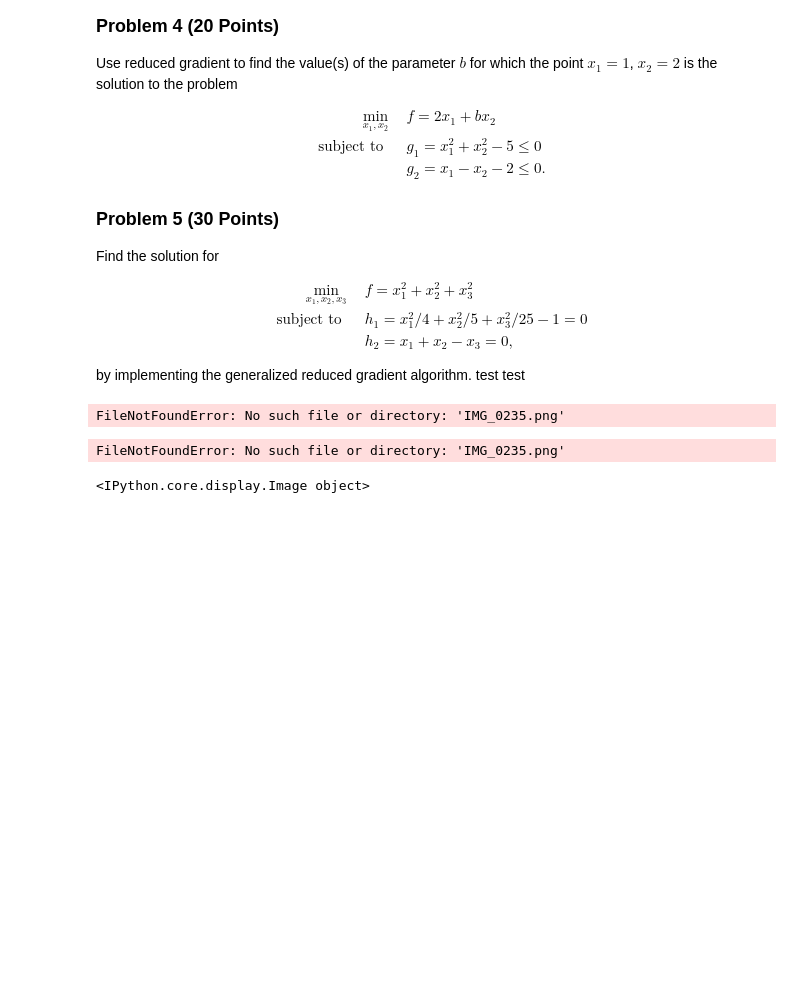
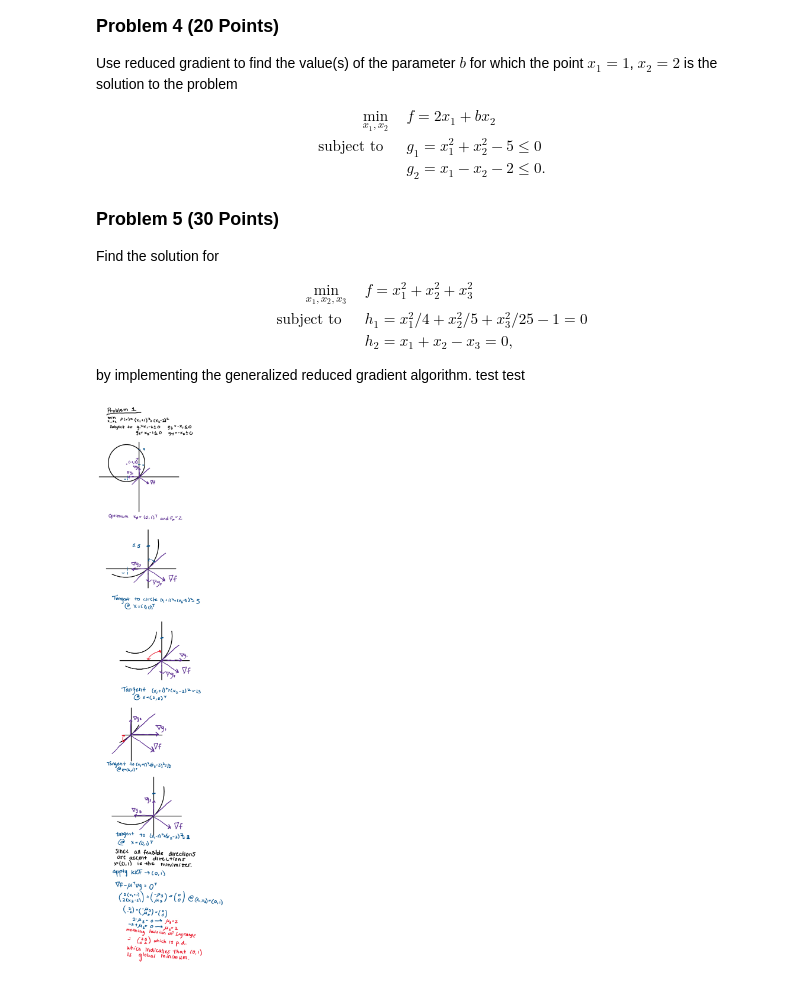
Before and after one commit to ralewi15/Design-Optimization, a Jupyter notebook: Homework/Homework 4.ipynb, the cells around one changed output. Cells and saved outputs as stored; diff of their text form; code cells hidden in the pictures; blank space fills up the shorter version.

Commit message:
images fixed for 1,2,3,4.

```diff
--- a/Homework/Homework 4.ipynb
+++ b/Homework/Homework 4.ipynb
@@ -67,9 +67,7 @@ by implementing the generalized reduced gradient algorithm.
 test
 test
 # %%
-from IPython.display import Image
-Image('IMG_0235.png')
+from IPython.display import display, Image
+display(Image(filename='IMG_0235.jpg'))
 # %% [output]
-FileNotFoundError: No such file or directory: 'IMG_0235.png'
-FileNotFoundError: No such file or directory: 'IMG_0235.png'
-<IPython.core.display.Image object>
+[figure, added]
```
Also changed, not shown: parts of 4 cells of this notebook.
